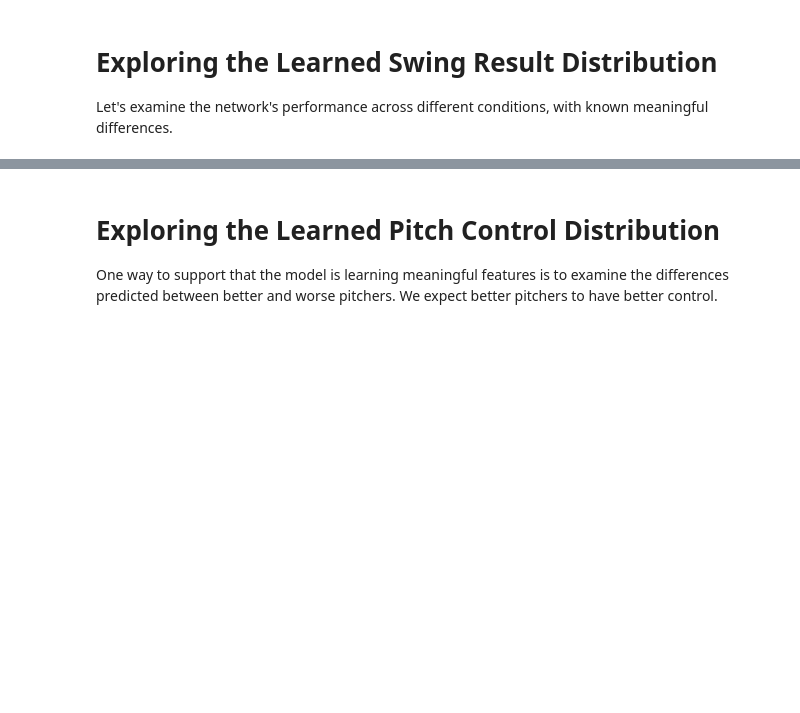
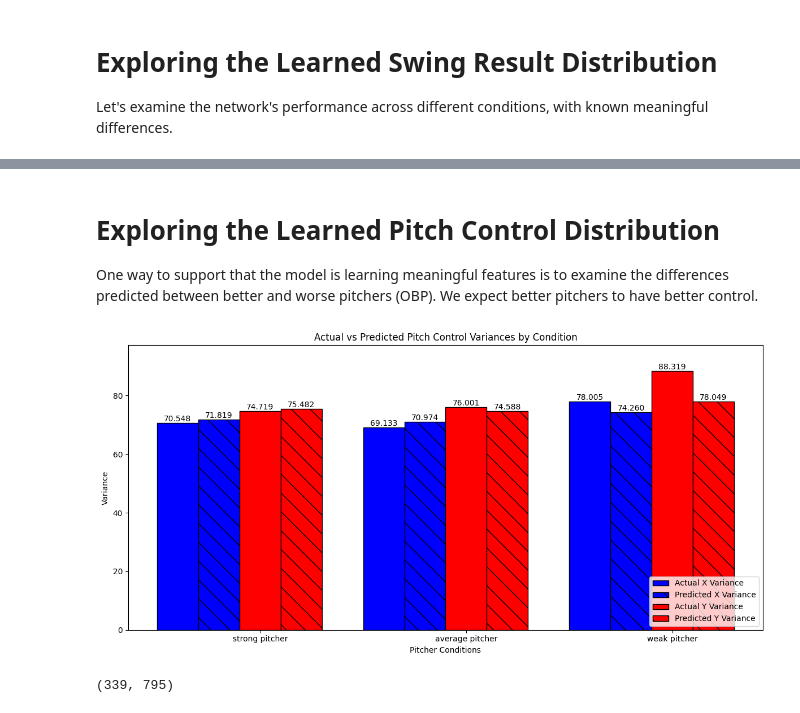
Before and after one commit to BOBONA/ZeroSumBaseball, a Jupyter notebook: src/data/statistics.ipynb, the cells around one changed output, grey strips where cells are left out. Cells and saved outputs as stored; diff of their text form; code cells hidden in the pictures; blank space fills up the shorter version.

```diff
--- a/src/data/statistics.ipynb
+++ b/src/data/statistics.ipynb
@@ -172,3 +179,3 @@ compare_conditions('ball', 'strike')
 # %% [markdown]
 # Exploring the Learned Pitch Control Distribution
-One way to support that the model is learning meaningful features is to examine the differences predicted between better and worse pitchers. We expect better pitchers to have better control.
+One way to support that the model is learning meaningful features is to examine the differences predicted between better and worse pitchers (OBP). We expect better pitchers to have better control.
@@ -174,0 +217,61 @@ One way to support that the model is learning meaningful features is to examine
+# %%
+import numpy as np
+
+def get_average_variance(distribution_dict, condition):
+    total_x_variance, total_y_variance = distribution_dict[condition]
+    num_pitches = len(matching_pitches[condition])
+    if num_pitches == 0:
+        return 0, 0  # Avoid division by zero if there are no matching pitches
+    return total_x_variance / num_pitches, total_y_variance / num_pitches
+
+
+def compare_all_conditions():
+    x = np.arange(len(conditions))  # the label locations
+    width = 0.2  # the width of the bars
+
+    fig, ax = plt.subplots(figsize=(12, 6))
+
+    # Get average variances for each condition
+    actual_variances = [get_average_variance(actual_distribution, condition) for condition in conditions]
+    predicted_variances = [get_average_variance(predicted_distribution, condition) for condition in conditions]
+
+    # Separate variances for x and y
+    actual_x_variances = [variance[0] for variance in actual_variances]
+    actual_y_variances = [variance[1] for variance in actual_variances]
+    predicted_x_variances = [variance[0] for variance in predicted_variances]
+    predicted_y_variances = [variance[1] for variance in predicted_variances]
+
+    # Plot actual x variances
+    bars_actual_x = ax.bar(x - width, actual_x_variances, width, label='Actual X Variance', color='blue', edgecolor='black')
+    # Plot predicted x variances
+    bars_predicted_x = ax.bar(x, predicted_x_variances, width, label='Predicted X Variance', color='blue', hatch='\\', edgecolor='black')
+    # Plot actual y variances
+    bars_actual_y = ax.bar(x + width, actual_y_variances, width, label='Actual Y Variance', color='red', edgecolor='black')
+    # Plot predicted y variances
+    bars_predicted_y = ax.bar(x + 2 * width, predicted_y_variances, width, label='Predicted Y Variance', color='red', hatch='\\', edgecolor='black')
+
+    # Add text labels for bars
+    for bar in bars_actual_x + bars_predicted_x + bars_actual_y + bars_predicted_y:
+        height = bar.get_height()
+        ax.text(bar.get_x() + bar.get_width() / 2, height, f'{height:.3f}', ha='center', va='bottom')
+
+    # Add some text for labels, title, and custom x-axis tick labels, etc.
+    ax.set_xlabel('Pitcher Conditions')
+    ax.set_ylabel('Variance')
+    ax.set_title('Actual vs Predicted Pitch Control Variances by Condition')
+    ax.set_xticks(x + width)
+    ax.set_xticklabels(conditions)
+    ax.set_ylim(0, max(max(actual_x_variances + predicted_x_variances + actual_y_variances + predicted_y_variances) * 1.1, 1))
+    ax.legend(loc='lower right')
+
+    fig.tight_layout()
+    plt.show()
+
+
+compare_all_conditions()
+# %% [output]
+[figure, added]
+# %%
+len(validation_set), len(training_set)
+# %% [output]
+(339, 795)
```
Also changed, not shown: parts of 3 cells of this notebook, 6 other files.
